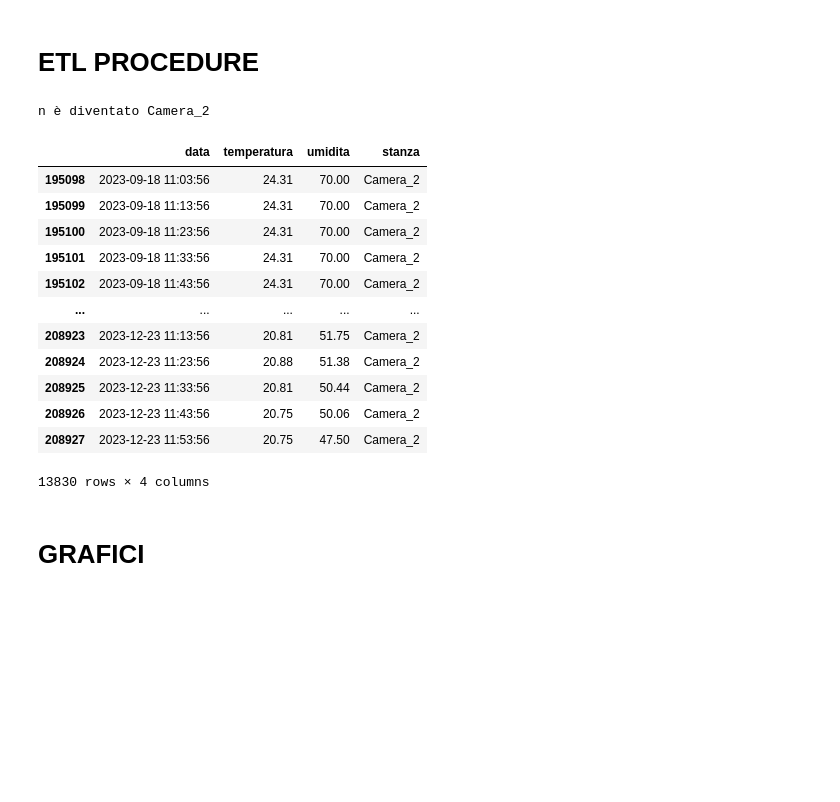
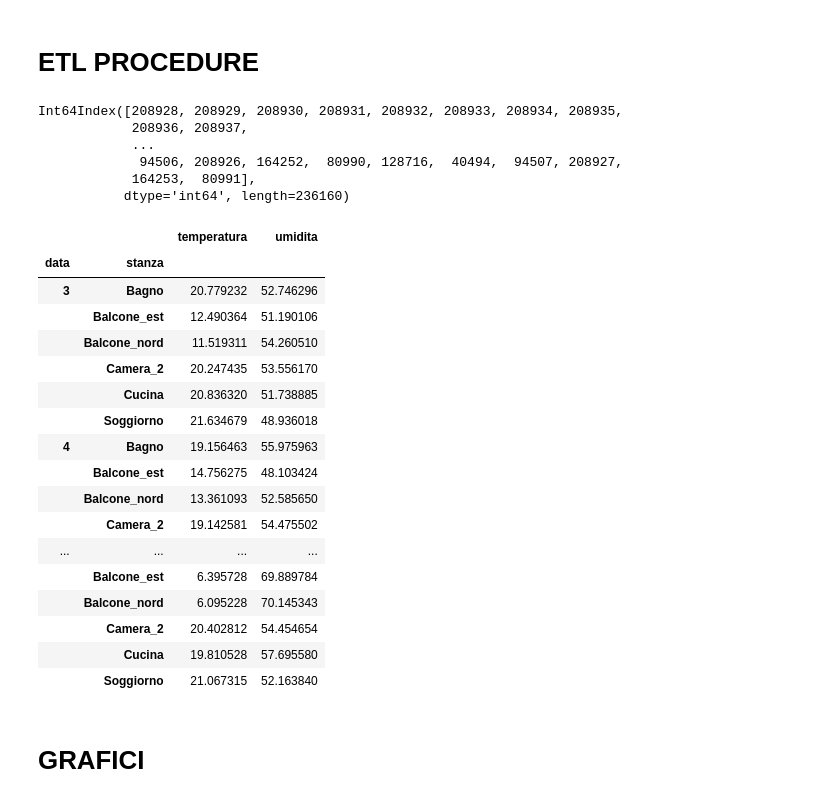
Before and after one commit to pfrap/igrometri, a Jupyter notebook: sensor_project_r01.ipynb, the cells around one changed output. Drawn from its saved outputs; the diff is of its cells as text; code cells hidden in the pictures; blank space fills up the shorter version.

```diff
--- a/sensor_project_r01.ipynb
+++ b/sensor_project_r01.ipynb
@@ -64,28 +61,40 @@ def estrazione_igrometri(lista_stanze:list, source:str):
     df_igrometri.sort_values(by=["data"], inplace=True)
     return df_igrometri
 # %%
-lista_stanze=["Soggiorno", "Cucina", "Balcone_est", "Balcone_nord", "Bagno", "Camera_2", "camera_agne"]
+lista_stanze=["Soggiorno", "Cucina", "Balcone_est", "Balcone_nord", "Bagno", "Camera_2"]
 source_folder="./sensor/"
 
 df_igrometri=estrazione_igrometri(lista_stanze, source_folder)
-# %% [output]
-n è diventato Camera_2
-# %%
-df_igrometri.loc[df_igrometri["stanza"]=="Camera_2"].sort_values(by="data")
-# %% [output]
-|  | data | temperatura | umidita | stanza |
-| 195098 | 2023-09-18 11:03:56 | 24.31 | 70.00 | Camera_2 |
-| 195099 | 2023-09-18 11:13:56 | 24.31 | 70.00 | Camera_2 |
-| 195100 | 2023-09-18 11:23:56 | 24.31 | 70.00 | Camera_2 |
-| 195101 | 2023-09-18 11:33:56 | 24.31 | 70.00 | Camera_2 |
-| 195102 | 2023-09-18 11:43:56 | 24.31 | 70.00 | Camera_2 |
-| ... | ... | ... | ... | ... |
-| 208923 | 2023-12-23 11:13:56 | 20.81 | 51.75 | Camera_2 |
-| 208924 | 2023-12-23 11:23:56 | 20.88 | 51.38 | Camera_2 |
-| 208925 | 2023-12-23 11:33:56 | 20.81 | 50.44 | Camera_2 |
-| 208926 | 2023-12-23 11:43:56 | 20.75 | 50.06 | Camera_2 |
-| 208927 | 2023-12-23 11:53:56 | 20.75 | 47.50 | Camera_2 |
-13830 rows × 4 columns
+# %%
+df_igrometri.index
+# %% [output]
+Int64Index([208928, 208929, 208930, 208931, 208932, 208933, 208934, 208935,
+            208936, 208937,
+            ...
+             94506, 208926, 164252,  80990, 128716,  40494,  94507, 208927,
+            164253,  80991],
+           dtype='int64', length=236160)
+# %%
+df_igrometri.groupby(by=[df_igrometri.data.dt.month,"stanza"]).mean()
+# %% [output]
+|  |  | temperatura | umidita |
+| data | stanza |  |  |
+| 3 | Bagno | 20.779232 | 52.746296 |
+|  | Balcone_est | 12.490364 | 51.190106 |
+|  | Balcone_nord | 11.519311 | 54.260510 |
+|  | Camera_2 | 20.247435 | 53.556170 |
+|  | Cucina | 20.836320 | 51.738885 |
+|  | Soggiorno | 21.634679 | 48.936018 |
+| 4 | Bagno | 19.156463 | 55.975963 |
+|  | Balcone_est | 14.756275 | 48.103424 |
+|  | Balcone_nord | 13.361093 | 52.585650 |
+|  | Camera_2 | 19.142581 | 54.475502 |
+| ... | ... | ... | ... |
+|  | Balcone_est | 6.395728 | 69.889784 |
+|  | Balcone_nord | 6.095228 | 70.145343 |
+|  | Camera_2 | 20.402812 | 54.454654 |
+|  | Cucina | 19.810528 | 57.695580 |
+|  | Soggiorno | 21.067315 | 52.163840 |
 # %% [markdown]
 # GRAFICI
 # %% [markdown]
```
Also changed, not shown: parts of 8 cells of this notebook, 44 other files.
